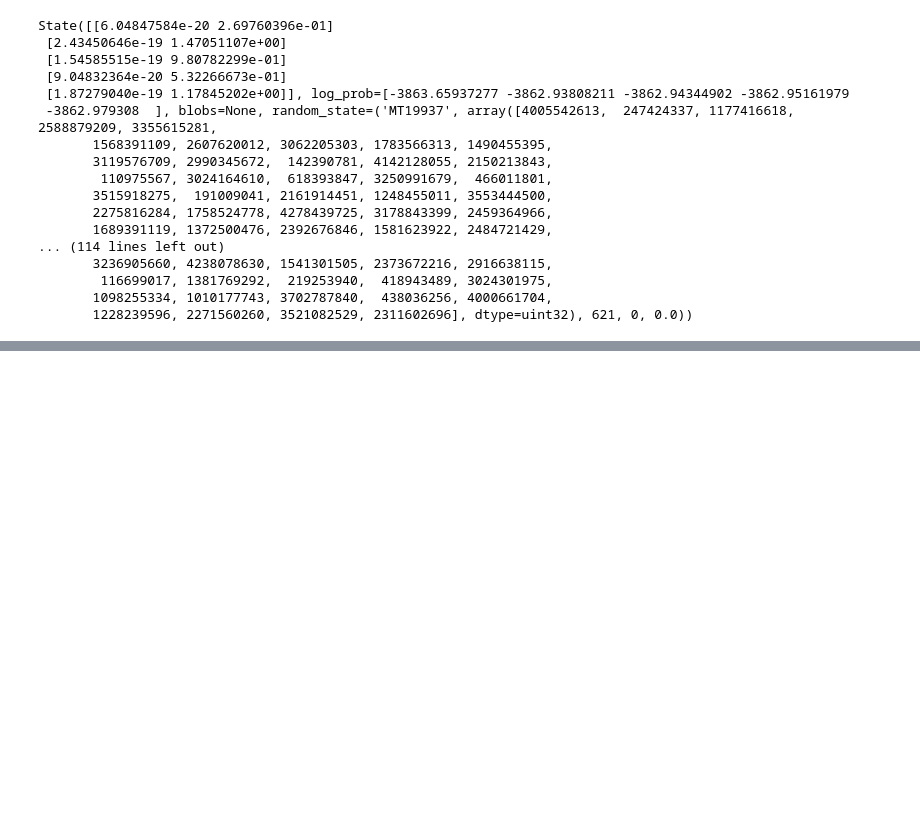
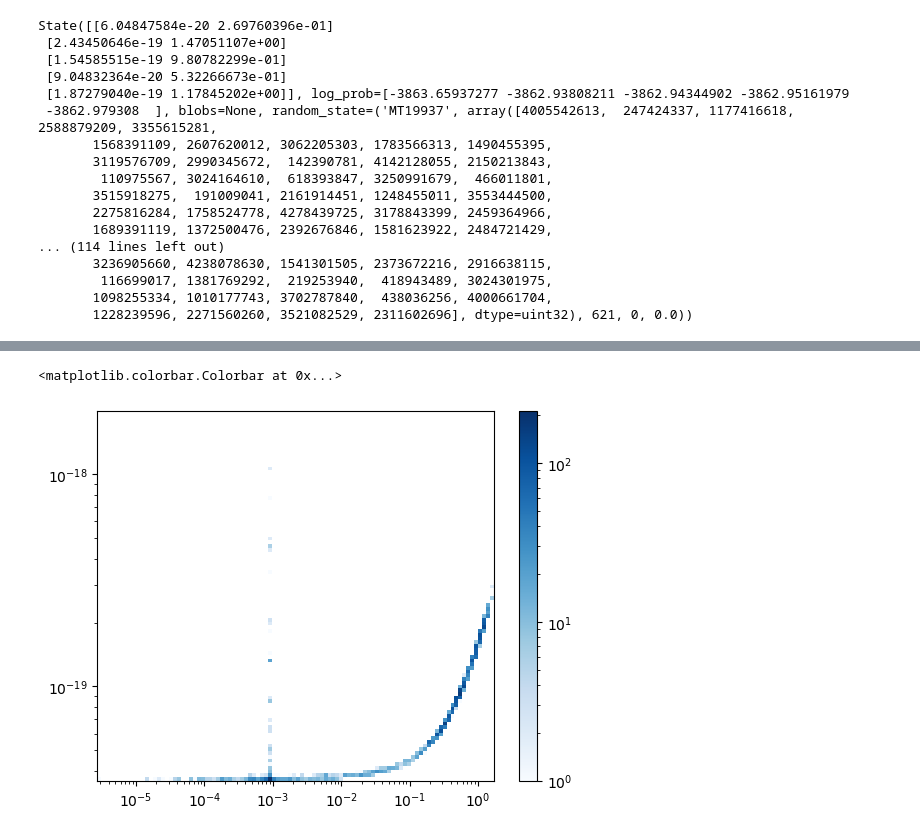
Before and after one commit to kpardo/thermo-idm, a Jupyter notebook: mcmc_2_param.ipynb, the cells around one changed output, grey strips where cells are left out. Saved outputs shown, nothing was run; the diff lists cells and outputs as text; code cells hidden in the pictures; blank space fills up the shorter version.

```diff
--- a/mcmc_2_param.ipynb
+++ b/mcmc_2_param.ipynb
@@ -166,0 +145,12 @@ array([-0.03247304, -0.03121125, -0.0324903 , ...,  0.68898565,
+# %%
+bins=100
+xbins = np.logspace(np.log10(np.min(samples[:,1])),np.log10(np.max(samples[:,1])),bins+1)
+ybins = np.logspace(np.log10(np.min(samples[:,0])),np.log10(np.max(samples[:,0])),bins+1)
+
+plt.hist2d(samples[:,1], samples[:,0], bins=[xbins,ybins], cmap='Blues', norm='log')
+plt.xscale('log')
+plt.yscale('log')
+plt.colorbar()
+# %% [output]
+<matplotlib.colorbar.Colorbar at 0x...>
+[figure, added]
```
Also changed, not shown: parts of 25 cells of this notebook.
